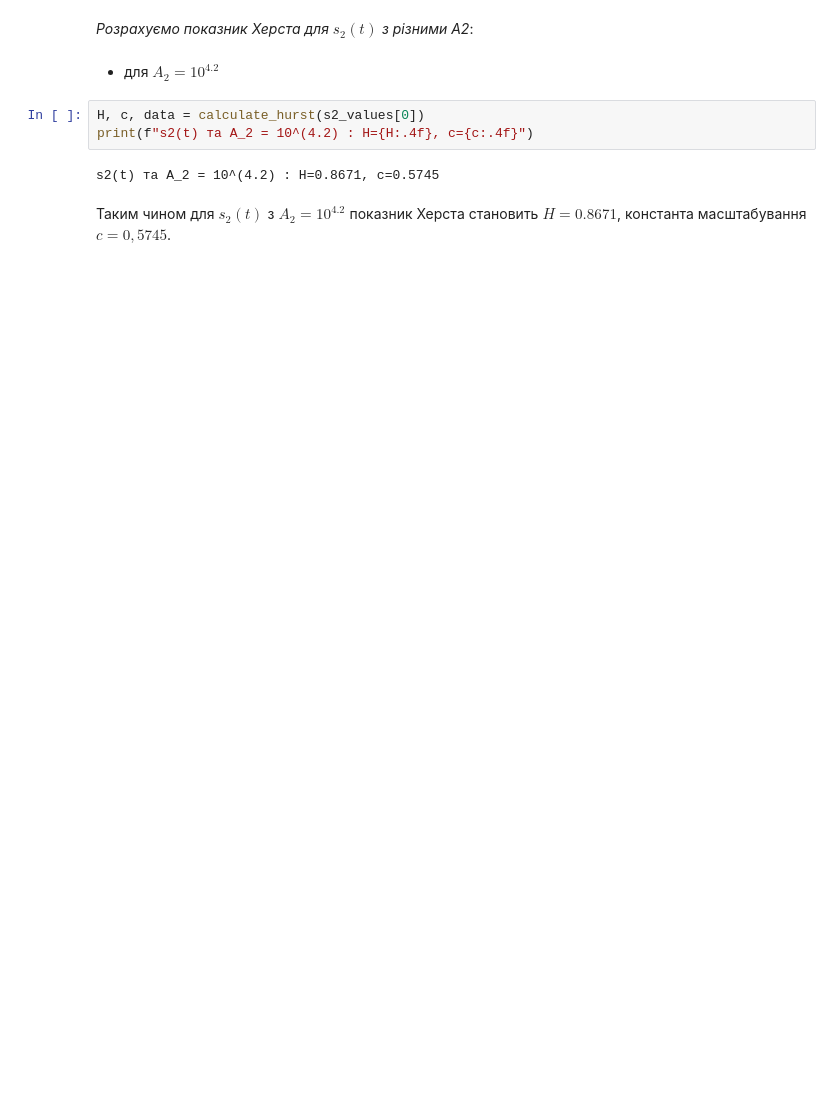
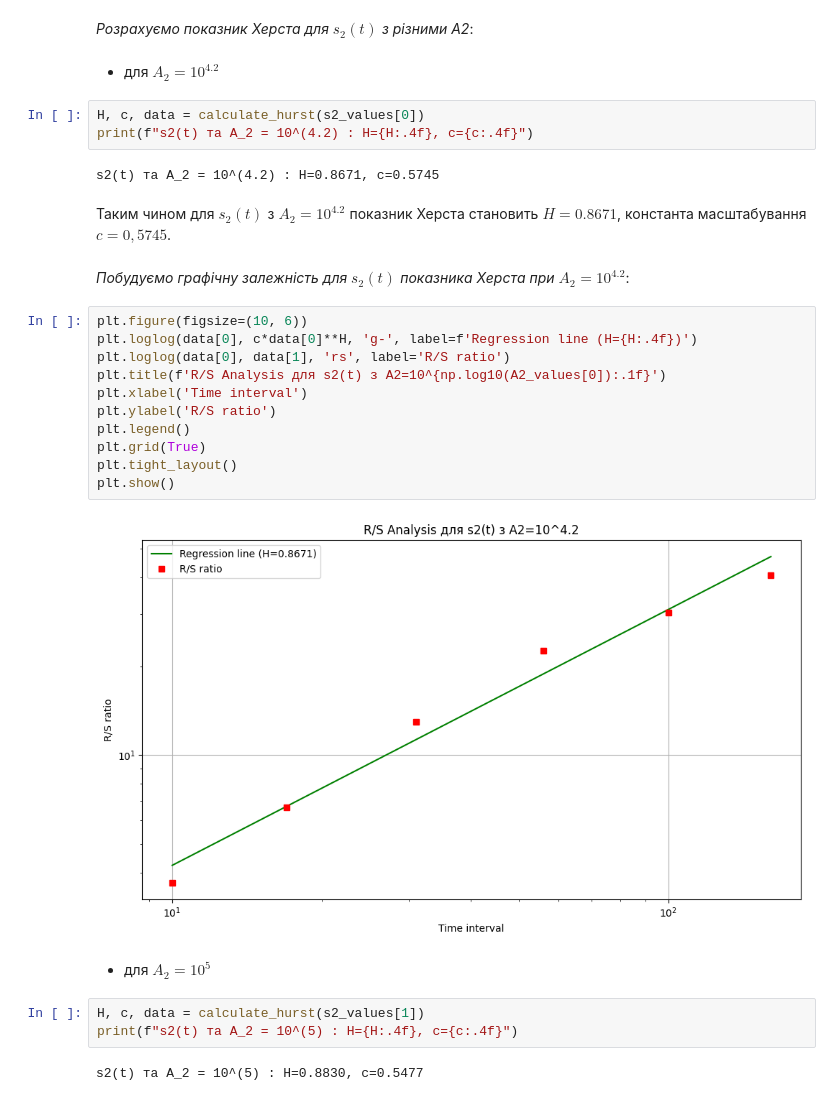
Before and after one commit to SerhiiMiroshnychenko/ScientificCalculations, a Jupyter notebook: Hurst/Hurst-analysis.ipynb, the cells around one changed output. Drawn from its saved outputs; the diff is of its cells as text; blank space fills up the shorter version.

Commit message:
Hurst

```diff
--- a/Hurst/Hurst-analysis.ipynb
+++ b/Hurst/Hurst-analysis.ipynb
@@ -180,3 +180,25 @@ print(f"s2(t) та A_2 = 10^(4.2) : H={H:.4f}, c={c:.4f}")
 s2(t) та A_2 = 10^(4.2) : H=0.8671, c=0.5745
 # %% [markdown]
 Таким чином для $s_2(t)$ з $A_2 = 10^{4.2}$ показник Херста становить $H=0.8671$, константа масштабування $c=0,5745$.
+# %% [markdown]
+*Побудуємо графічну залежність для $s_2(t)$ показника Херста при $A_2 = 10^{4.2}$*:
+# %%
+plt.figure(figsize=(10, 6))
+plt.loglog(data[0], c*data[0]**H, 'g-', label=f'Regression line (H={H:.4f})')
+plt.loglog(data[0], data[1], 'rs', label='R/S ratio')
+plt.title(f'R/S Analysis для s2(t) з A2=10^{np.log10(A2_values[0]):.1f}')
+plt.xlabel('Time interval')
+plt.ylabel('R/S ratio')
+plt.legend()
+plt.grid(True)
+plt.tight_layout()
+plt.show()
+# %% [output]
+[figure, added]
+# %% [markdown]
+* для $A_2 = 10^{5}$
+# %%
+H, c, data = calculate_hurst(s2_values[1])
+print(f"s2(t) та A_2 = 10^(5) : H={H:.4f}, c={c:.4f}")
+# %% [output]
+s2(t) та A_2 = 10^(5) : H=0.8830, c=0.5477
```
Also changed, not shown: parts of 9 cells of this notebook.
